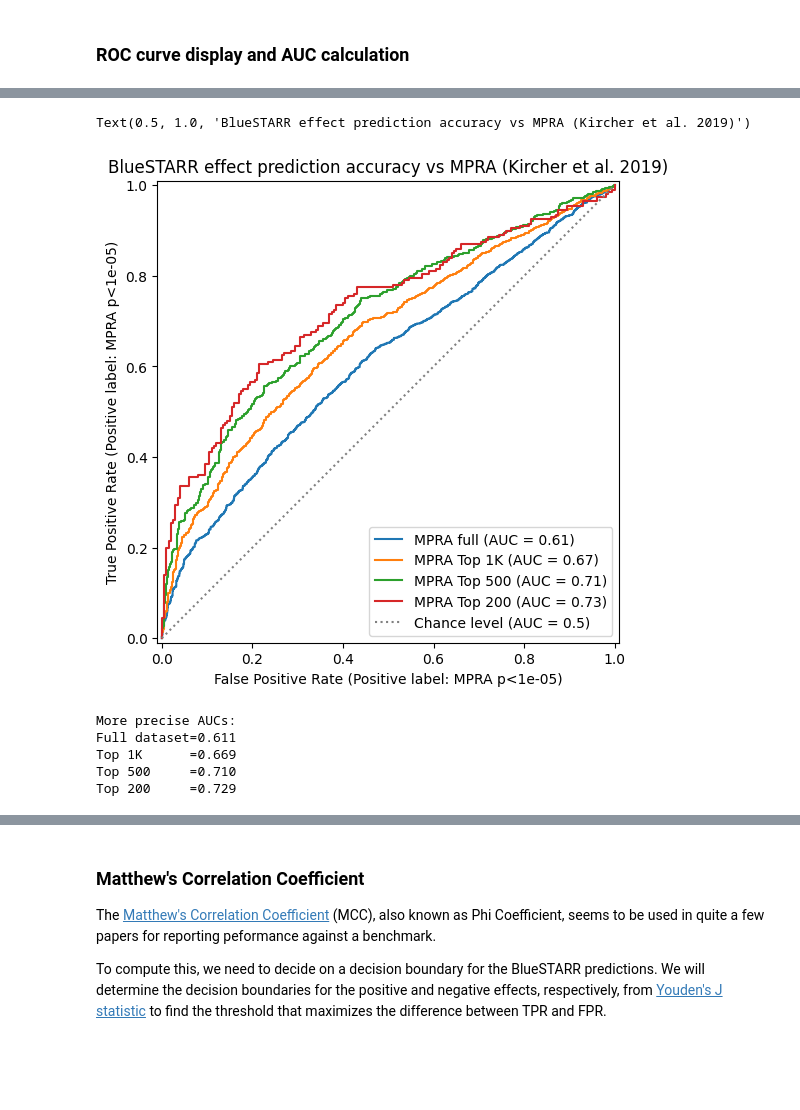
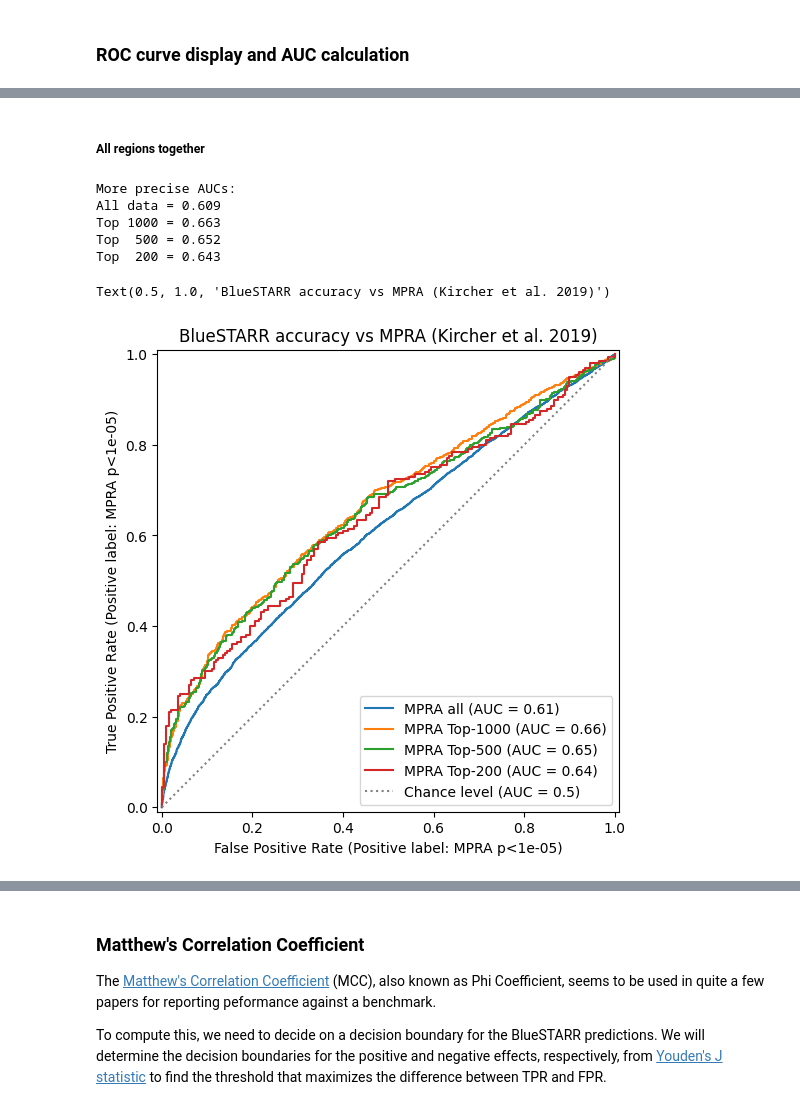
Before and after one commit to Duke-IGVF/BlueSTARR-viz, a Jupyter notebook: preds/Kircher-vs-BlueSTARR-preds.ipynb, the cells around one changed output, grey strips where cells are left out. Saved outputs shown, nothing was run; the diff lists cells and outputs as text; code cells hidden in the pictures; blank space fills up the shorter version.

```diff
--- a/preds/Kircher-vs-BlueSTARR-preds.ipynb
+++ b/preds/Kircher-vs-BlueSTARR-preds.ipynb
@@ -229,35 +260,44 @@ bk_df_top200 = topN_dataset(bk_df_all, neg_label=neg_label, N=200)
-# %%
-fig, ax = plt.subplots(figsize=(6, 6))
-roc_all1 = RocCurveDisplay.from_predictions(
-    bk_df_all['label'],
-    bk_df_all['abs_log2FC'], pos_label=pos_label,
-    name='MPRA full', ax=ax)
-roc_top1K = RocCurveDisplay.from_predictions(
-    bk_df_top1K['label'],
-    bk_df_top1K['abs_log2FC'], pos_label=pos_label,
-    name='MPRA Top 1K', ax=ax)
-roc_top500 = RocCurveDisplay.from_predictions(
-    bk_df_top500['label'],
-    bk_df_top500['abs_log2FC'], pos_label=pos_label,
-    name='MPRA Top 500', ax=ax)
-roc_top200 = RocCurveDisplay.from_predictions(
-    bk_df_top200['label'],
-    bk_df_top200['abs_log2FC'], pos_label=pos_label,
-    name='MPRA Top 200', ax=ax,
-    plot_chance_level=True, chance_level_kw={'linestyle': 'dotted', 'linewidth': 1.5, 'color': 'gray'})
-ax.set_title('BlueSTARR effect prediction accuracy vs MPRA (Kircher et al. 2019)')
-# %% [output]
-Text(0.5, 1.0, 'BlueSTARR effect prediction accuracy vs MPRA (Kircher et al. 2019)')
-[figure, removed]
-# %%
-print(f"More precise AUCs:")
-print(f"Full dataset={roc_all1.roc_auc:.3f}")
-print(f"Top 1K      ={roc_top1K.roc_auc:.3f}")
-print(f"Top 500     ={roc_top500.roc_auc:.3f}")
-print(f"Top 200     ={roc_top200.roc_auc:.3f}")
-# %% [output]
-More precise AUCs:
-Full dataset=0.611
-Top 1K      =0.669
-Top 500     =0.710
-Top 200     =0.729
+# %%
+def roc_topN(df, neg_label, Ns=[1000,500,200], ax=None, include_full=True, print_precise=True, random_state=42):
+    if ax is None:
+        _, ax = plt.subplots(figsize=(6, 6))
+    rocs = {}
+    if include_full:
+        roc = RocCurveDisplay.from_predictions(
+            df['label'],
+            df['abs_log2FC'], pos_label=pos_label,
+            name='MPRA all', ax=ax)
+        rocs['All'] = roc
+    df_topNs = {N: topN_dataset(df, neg_label=neg_label, N=N, random_state=random_state) for N in Ns}
+    for N, df_topN in df_topNs.items():
+        chance_level_args = dict(
+            plot_chance_level=True,
+            chance_level_kw={'linestyle': 'dotted', 'linewidth': 1.5, 'color': 'gray'}) if N == Ns[-1] else {}
+        roc = RocCurveDisplay.from_predictions(
+            df_topN['label'],
+            df_topN['abs_log2FC'], pos_label=pos_label,
+            name=f'MPRA Top-{N}', ax=ax,
+            **chance_level_args)
+        rocs[N] = roc
+    if print_precise:
+        print(f"More precise AUCs:")
+        for N, roc in rocs.items():
+            if type(N) == int:
+                print(f"Top {N:4} = {roc.roc_auc:.3f}")
+            else:
+                print(f"{N} data = {roc.roc_auc:.3f}")
+    return rocs, ax
+# %% [markdown]
+##### All regions together
+# %%
+fig, ax = plt.subplots(figsize=(6, 6))
+rocs, ax = roc_topN(bk_df_all, neg_label, ax=ax)
+ax.set_title('BlueSTARR accuracy vs MPRA (Kircher et al. 2019)')
+# %% [output]
+More precise AUCs:
+All data = 0.609
+Top 1000 = 0.663
+Top  500 = 0.652
+Top  200 = 0.643
+Text(0.5, 1.0, 'BlueSTARR accuracy vs MPRA (Kircher et al. 2019)')
+[figure, added]
```
Also changed, not shown: parts of 32 cells of this notebook.
